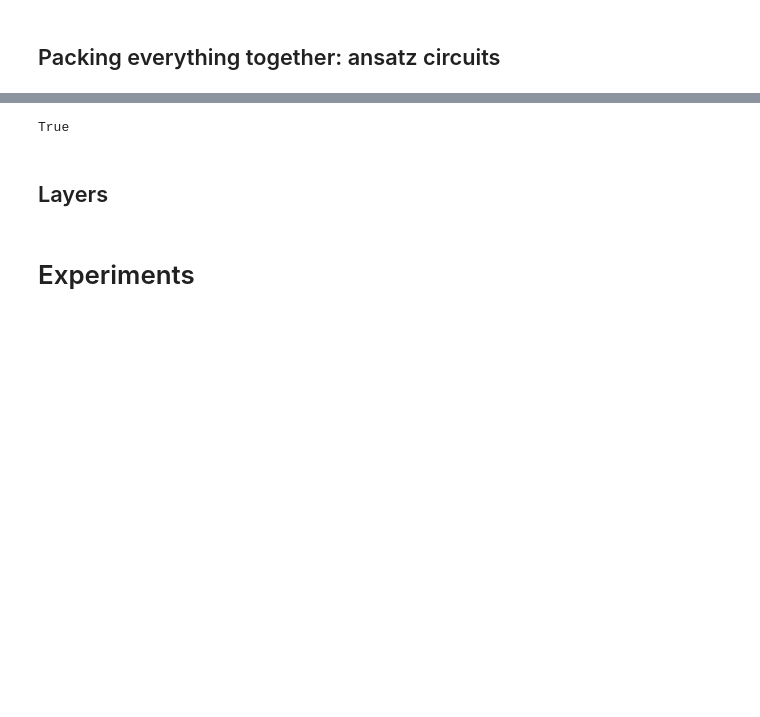
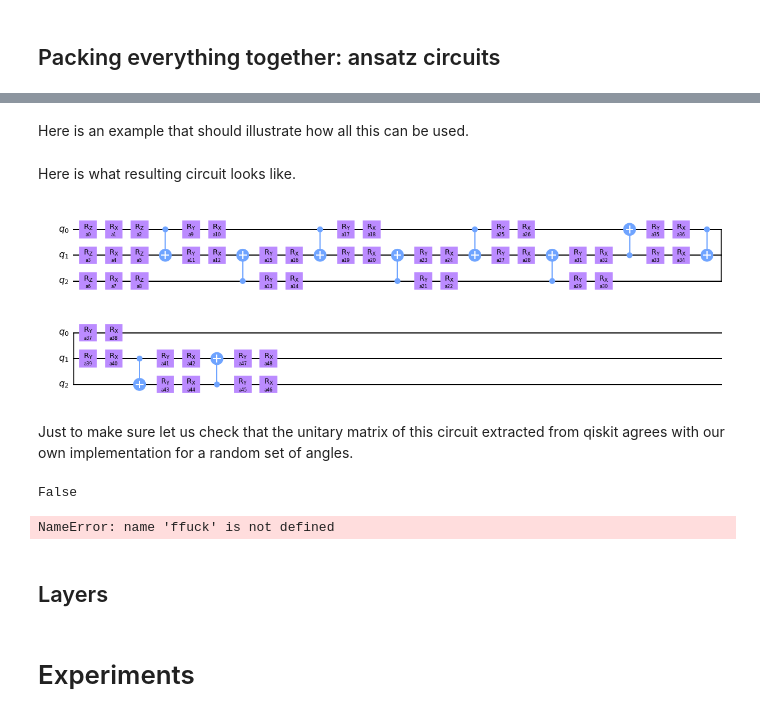
Before and after one commit to idnm/blog0, a Jupyter notebook: _notebooks/2021-09-30-Machine learning compilation of quantum circuits -- experiments.ipynb, the cells around one changed output, grey strips where cells are left out. Saved outputs shown, nothing was run; the diff lists cells and outputs as text; code cells hidden in the pictures; blank space fills up the shorter version.

Commit message:
almost done with numerical part

```diff
--- a/_notebooks/2021-09-30-Machine learning compilation of quantum circuits -- experiments.ipynb
+++ b/_notebooks/2021-09-30-Machine learning compilation of quantum circuits -- experiments.ipynb
@@ -220,0 +257,5 @@ What is `JAX`? Well, it's basically `numpy` on steroids. You can check out [the
+# %%
+%%time
+jit_block_tr_abs = jit(block_tr_abs)
+for angles in test_angles:
+    jit_block_tr_abs(angles)
@@ -229,6 +278,7 @@ Here is the optimization routine that we are going to use. I will not give much
 # %%
 @partial(jit, static_argnums=(0, 1, )) # <--- Here is where the magic happens! Remove this line and everything will run 1000 times slower:)
 def unitary_update(loss_and_grad, opt, opt_state, angles):
+    """Single update step."""
     loss, grads = loss_and_grad(angles)
     updates, opt_state = opt.update(grads, opt_state)
     angles = optax.apply_updates(angles, updates)
@@ -238,27 +288,29 @@ def unitary_learn(U_func, U_target, n_angles,
                   init_angles=None, key=random.PRNGKey(0),
                   learning_rate = 0.01, num_iterations=5000,
                   target_disc = 1e-10):
+    """Use Adam optimizer to minimize discrepancy between unitary U_func depending on n_angles and U_target.
+    Stop optimization when either max number of iterations is reached if the target discrepancy is achieved. """
 
+    # If initial angles are not provided generate them at random.
     if init_angles is None:
         key = random.PRNGKey(0)
         angles = random.uniform(key, shape=(n_angles,), minval=0, maxval=2*jnp.pi)
     else:
         angles = init_angles
 
+    # Loss function to minimize is dicrepancy defined above.
     loss_func = lambda angles: disc(U_func(angles), U_target)
-
     loss_and_grad = value_and_grad(loss_func)
 
+    # Optimizer is taken from the `optax` library and its use is self-explanotory.
     opt = optax.adam(learning_rate)
     opt_state = opt.init(angles)
 
-    def update(angles, opt_state):
-        return unitary_update(loss_and_grad, opt, opt_state, angles)
-
+    # Optimization cycle
     angles_history=[]
     loss_history=[]
     for _ in range(num_iterations):
-        angles, opt_state, loss = update(angles, opt_state)
+        angles, opt_state, loss = unitary_update(loss_and_grad, opt, opt_state, angles)
         angles_history.append(angles)
         loss_history.append(loss)
         if loss < target_disc:
@@ -384,8 +449,10 @@ class ansatz():
         self.num_angles = 3*num_qubits+4*len(self.all_placements)
 
         self.unitary = lambda angles: build_unitary(self.num_qubits, self.block_type, angles,
-                                                    [self.layer, self.num_layers], self.free_placements)
+                                                     [self.layer, self.num_layers], self.free_placements)
     def circuit(self, angles=None):
+        """qiskit circuit. If no angles given construct a parametric circuit."""
+
         if angles is None:
             angles = np.array([Parameter('a{}'.format(i)) for i in range(self.num_angles)])
 
@@ -409,21 +476,38 @@ class ansatz():
         return qc
 
     def learn(self, u_target, **kwargs):
+        """Use numerical optimization to approximate u_target."""
         u_func = self.unitary
         return unitary_learn(u_func, u_target, self.num_angles, **kwargs)
+# %% [markdown]
+Here is an example that should illustrate how all this can be used.
+# %%
+n_qubits = 3
+block_type = 'cx'
+# For technical reasons all entangling gates are divided into 'layers' and 'free' gates.
+single_layer = [[0, 1], [2, 1]] # We make single layer consisting of 'cx' block on qubits [0,1]
+                                # followed by reversed 'cx' block on qubits [1,2]
+layer_placements = [single_layer, 3] # The layer is repeated 3 times
+free_placements = [[1, 0], [0, 1], [1, 2], [2, 1]] # After layers are placed remaining `free placements` are appended.
+
+anz = ansatz(n_qubits, block_type, layer_placements=layer_placements, free_placements=free_placements)
+# %% [markdown]
+Here is what resulting circuit looks like.
+# %%
+anz.circuit().draw(output='mpl')
+# %% [output]
+[figure, added]
+# %% [markdown]
+Just to make sure let us check that the unitary matrix of this circuit extracted from qiskit agrees with our own implementation for a random set of angles.
 # %%
-ans = ansatz(3, 'cx', free_placements=[[0,1], [0,1]], layer_placements=[[[0,1], [1, 2], [0, 2]],3])
-angles = random.uniform(key, shape=(ans.num_angles,), minval=0,maxval=2*jnp.pi)
-qs_u = Operator(ans.circuit(angles).reverse_bits()).data
-our_u = ans.unitary(angles)
-
-ans.circuit(angles).draw(output='mpl')
-
-print(jnp.allclose(qs_u, our_u))
-# print(qs_u)
-# print(our_u)
+angles = random.uniform(random.PRNGKey(0), shape=(anz.num_angles,), minval=0,maxval=2*jnp.pi)
+qs_u = Operator(anz.circuit(angles).reverse_bits()).data # qiskit matrix representation
+our_u = anz.unitary(angles) # our matrix representation
+print(jnp.allclose(qs_u, our_u, atol=1e-2, rtol=1e-2))
+ffuck
 # %% [output]
-True
+False
+NameError: name 'ffuck' is not defined
 # %% [markdown]
 ## Layers
 # %%
```
Also changed, not shown: parts of 25 cells of this notebook, 1 other file.
